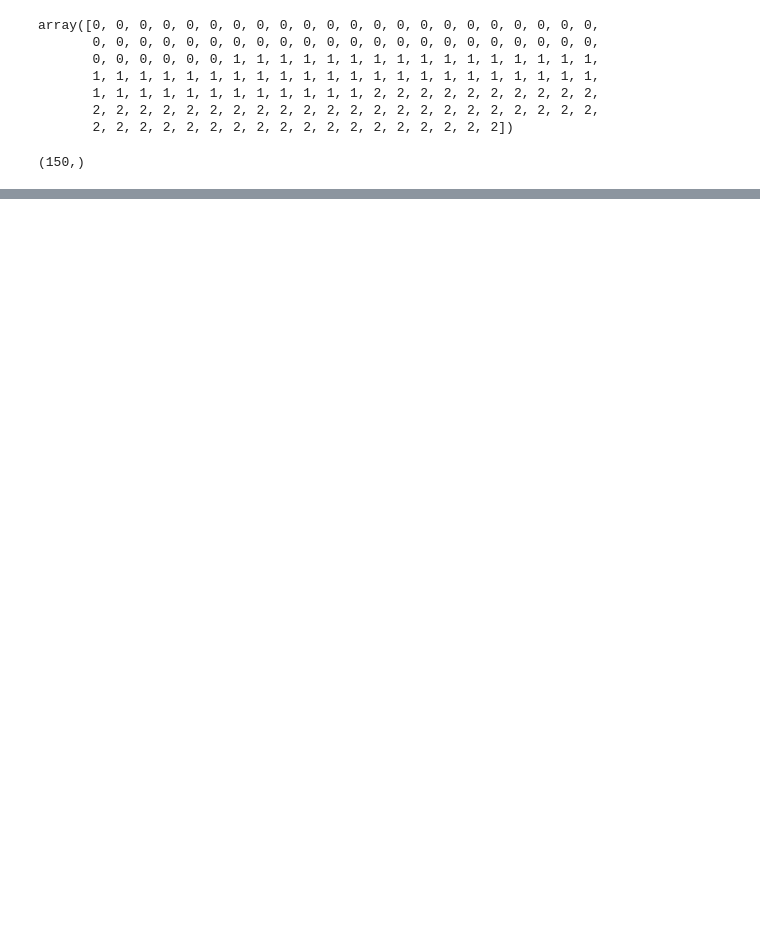
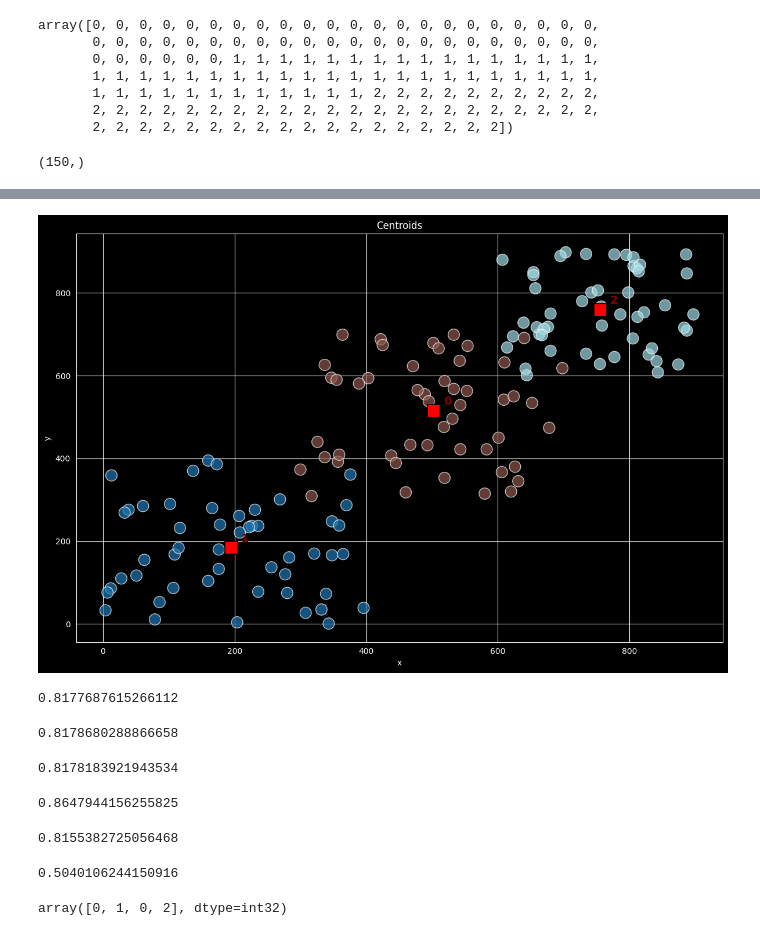
Before and after one commit to Kinetics20/Python_practice_sessions_05, a Jupyter notebook: data_science/simple_kmeans_clustering.ipynb, the cells around one changed output, grey strips where cells are left out. Cells and saved outputs as stored; diff of their text form; code cells hidden in the pictures; blank space fills up the shorter version.

```diff
--- a/data_science/simple_kmeans_clustering.ipynb
+++ b/data_science/simple_kmeans_clustering.ipynb
@@ -99,0 +144,53 @@ plt.show()
+# %%
+fig, ax = plt.subplots(figsize=(12, 8))
+
+ax.scatter(df['data_x'], df['data_y'], s=200, alpha=0.7, edgecolors='w', c=df['label'], cmap='tab20')
+ax.scatter(centroids[:, 0], centroids[:, 1], c='red', s=250, marker='s', edgecolors='black', linewidth=1.2, label='Centroids')
+
+for i, (x, y) in enumerate(centroids):
+    ax.annotate(
+        str(i),
+        (x + 15, y + 15),
+        fontsize=14,
+        fontweight='bold',
+        color='darkred'
+    )
+
+ax.set_title('Centroids')
+ax.set_xlabel('x')
+ax.set_ylabel('y')
+
+plt.tight_layout()
+plt.show()
+# %% [output]
+[figure, added]
+# %%
+# Does each one cluster contain samples from one class
+metrics.homogeneity_score(df['label'], model.labels_)
+# %% [output]
+0.8177687615266112
+# %%
+# Do all samples from the same class got in the cluster
+metrics.completeness_score(df['label'], model.labels_)
+# %% [output]
+0.8178680288866658
+# %%
+# Harmonic mean between homogeneity and completeness
+metrics.v_measure_score(df['label'], model.labels_)
+# %% [output]
+0.8178183921943534
+# %%
+# Comparing pairs of samples
+metrics.adjusted_rand_score(df['label'], model.labels_)
+# %% [output]
+0.8647944156255825
+# %%
+# This metrics measures how many shared information labels actual and predict have
+metrics.adjusted_mutual_info_score(df['label'], model.labels_)
+# %% [output]
+0.8155382725056468
+# %%
+# Assessment clusters' shape
+metrics.silhouette_score(data, model.labels_)
+# %% [output]
+0.5040106244150916
@@ -99,0 +205,4 @@ plt.show()
+# %%
+label_predict
+# %% [output]
+array([0, 1, 0, 2], dtype=int32)
```
Also changed, not shown: parts of 13 cells of this notebook.
